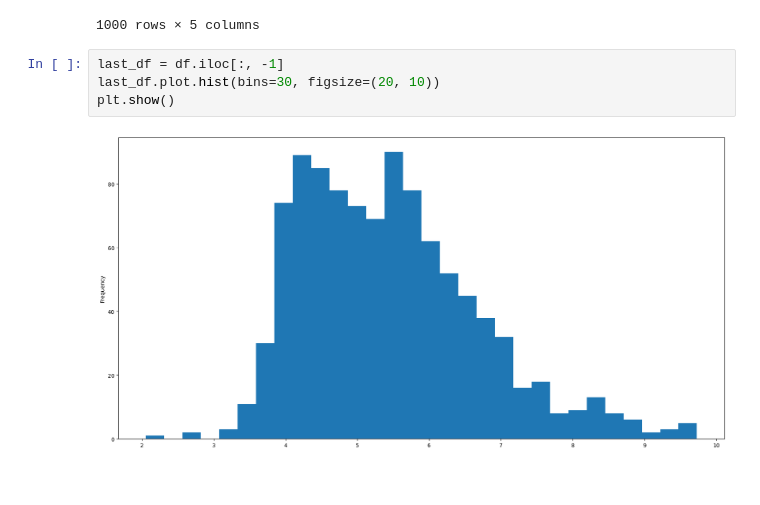
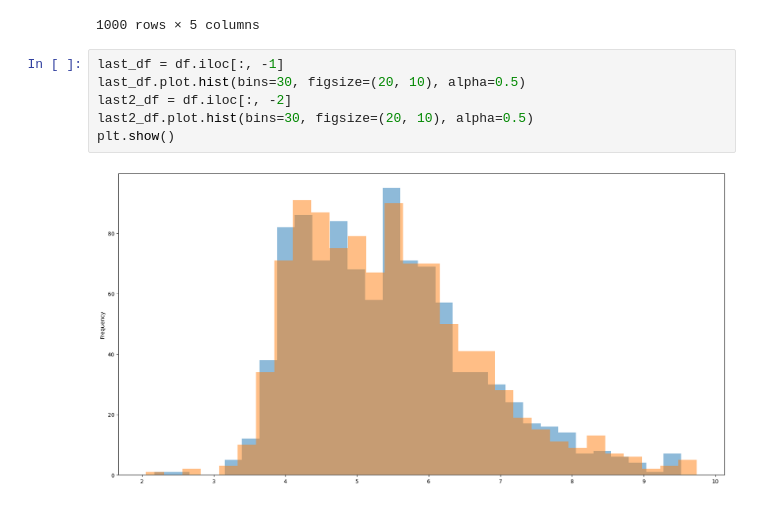
Before and after one commit to ayu0616/atcoder-workspace-cpp, a Jupyter notebook: ahc029/A/exec_test.ipynb, the cells around one changed output. Saved outputs shown, nothing was run; the diff lists cells and outputs as text.

```diff
--- a/ahc029/A/exec_test.ipynb
+++ b/ahc029/A/exec_test.ipynb
@@ -79,7 +79,9 @@ df.sort_values(by=[cur_time], ascending=False)
 1000 rows × 5 columns
 # %%
 last_df = df.iloc[:, -1]
-last_df.plot.hist(bins=30, figsize=(20, 10))
+last_df.plot.hist(bins=30, figsize=(20, 10), alpha=0.5)
+last2_df = df.iloc[:, -2]
+last2_df.plot.hist(bins=30, figsize=(20, 10), alpha=0.5)
 plt.show()
 # %% [output]
-[figure, old version]
+[figure, new version]
```
Also changed, not shown: parts of 2 cells of this notebook.
